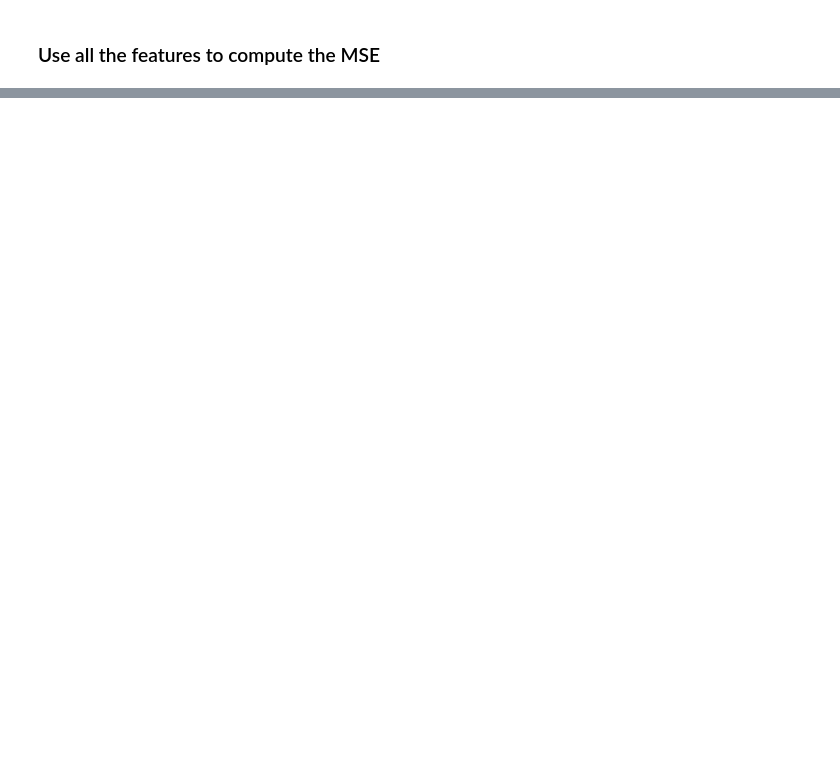
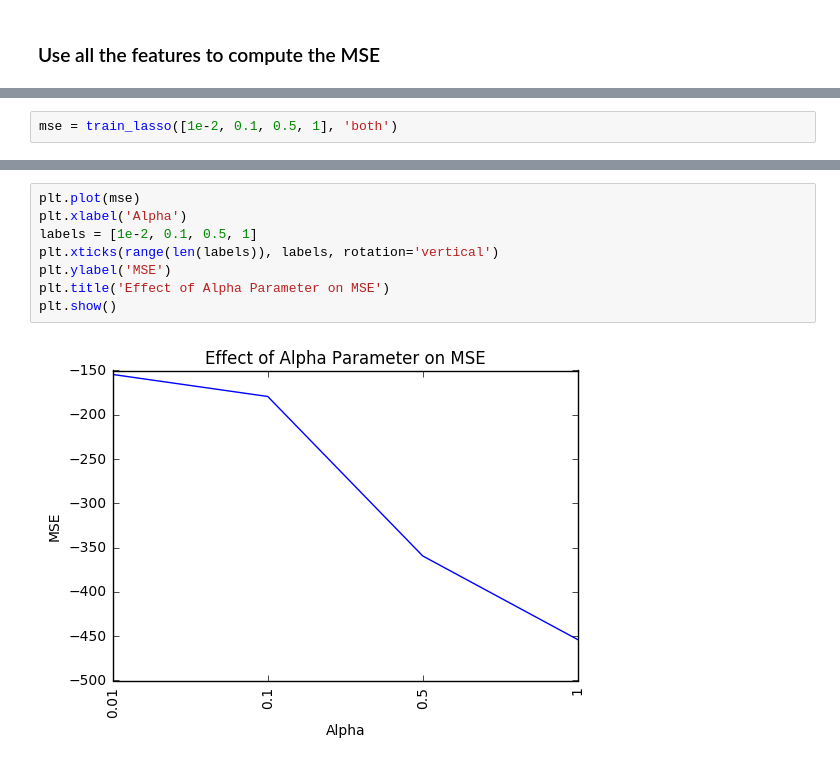
Before and after one commit to colegrigsby/401NN, a Jupyter notebook: Linear Regression.ipynb, the cells around one changed output, grey strips where cells are left out. Drawn from its saved outputs; the diff is of its cells as text; blank space fills up the shorter version.

```diff
--- a/Linear Regression.ipynb
+++ b/Linear Regression.ipynb
@@ -299,0 +313,2 @@ mse = train_lasso(X, y, mode='both')
+# %%
+mse = train_lasso([1e-2, 0.1, 0.5, 1], 'both')
@@ -299,0 +334,10 @@ mse = train_lasso(X, y, mode='both')
+# %%
+plt.plot(mse)
+plt.xlabel('Alpha')
+labels = [1e-2, 0.1, 0.5, 1]
+plt.xticks(range(len(labels)), labels, rotation='vertical')
+plt.ylabel('MSE')
+plt.title('Effect of Alpha Parameter on MSE')
+plt.show()
+# %% [output]
+[figure, added]
```
Also changed, not shown: parts of 13 cells of this notebook.
